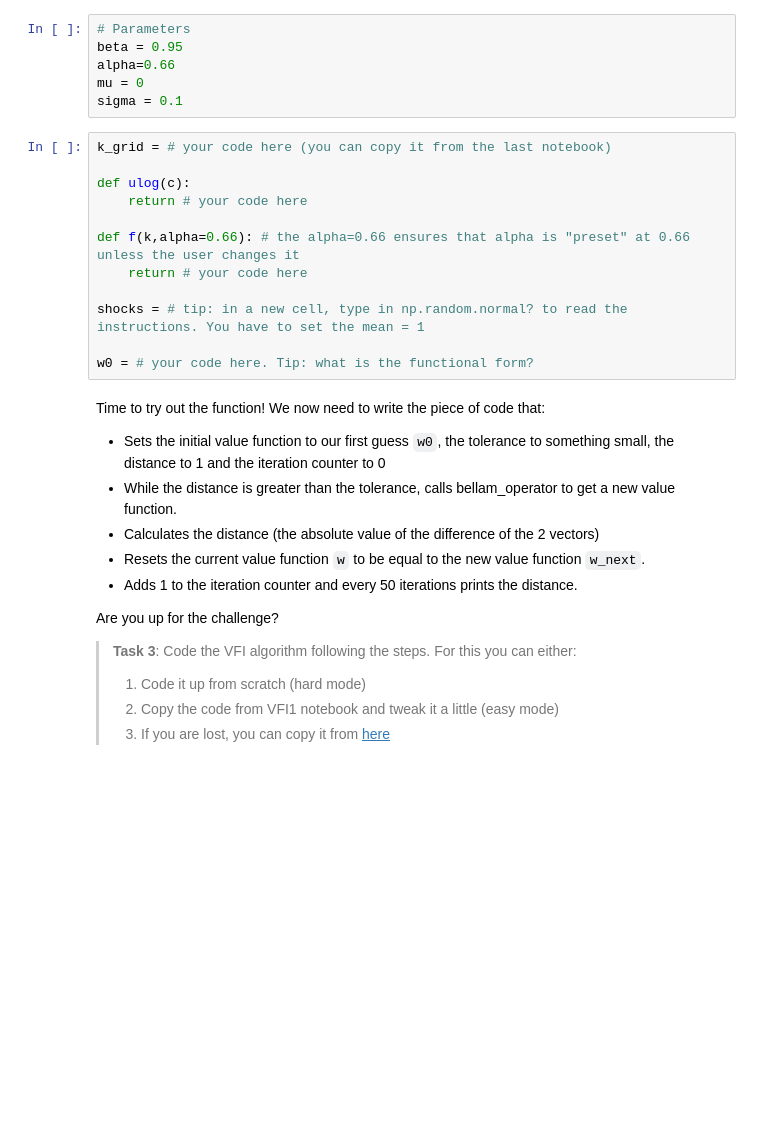
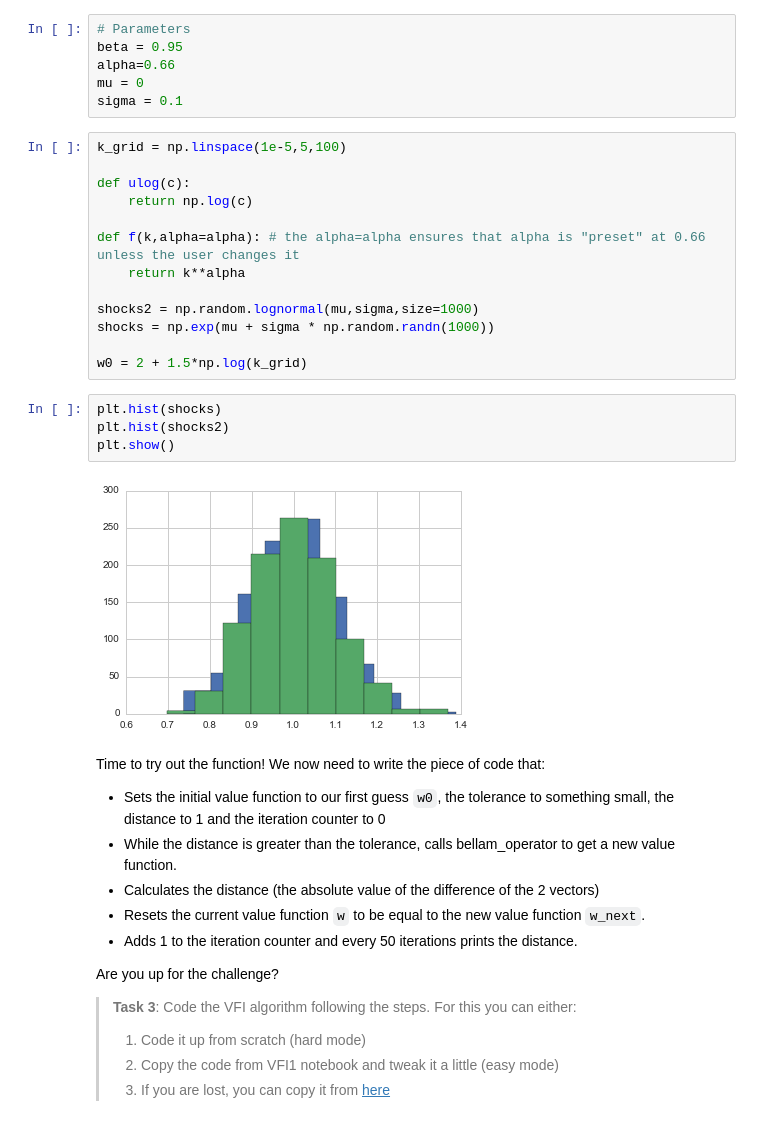
Before and after one commit to crisla/code-club, a Jupyter notebook: s3/VFI 1.5.ipynb, the cells around one changed output. Saved outputs shown, nothing was run; the diff lists cells and outputs as text; blank space fills up the shorter version.

```diff
--- a/s3/VFI 1.5.ipynb
+++ b/s3/VFI 1.5.ipynb
@@ -100,18 +100,25 @@ beta = 0.95
 alpha=0.66
 mu = 0
 sigma = 0.1
-# %%
-k_grid = # your code here (you can copy it from the last notebook)
-
-def ulog(c):
-    return # your code here
-
-def f(k,alpha=0.66): # the alpha=0.66 ensures that alpha is "preset" at 0.66 unless the user changes it
-    return # your code here
-
-shocks = # tip: in a new cell, type in np.random.normal? to read the instructions. You have to set the mean = 1
-
-w0 = # your code here. Tip: what is the functional form?
+# %%
+k_grid = np.linspace(1e-5,5,100)
+
+def ulog(c):
+    return np.log(c)
+
+def f(k,alpha=alpha): # the alpha=alpha ensures that alpha is "preset" at 0.66 unless the user changes it
+    return k**alpha
+
+shocks2 = np.random.lognormal(mu,sigma,size=1000)
+shocks = np.exp(mu + sigma * np.random.randn(1000))
+
+w0 = 2 + 1.5*np.log(k_grid)
+# %%
+plt.hist(shocks)
+plt.hist(shocks2)
+plt.show()
+# %% [output]
+[figure, added]
 # %% [markdown]
 Time to try out the function! We now need to write the piece of code that:
 
```
Also changed, not shown: parts of 8 cells of this notebook, 2 other files.
